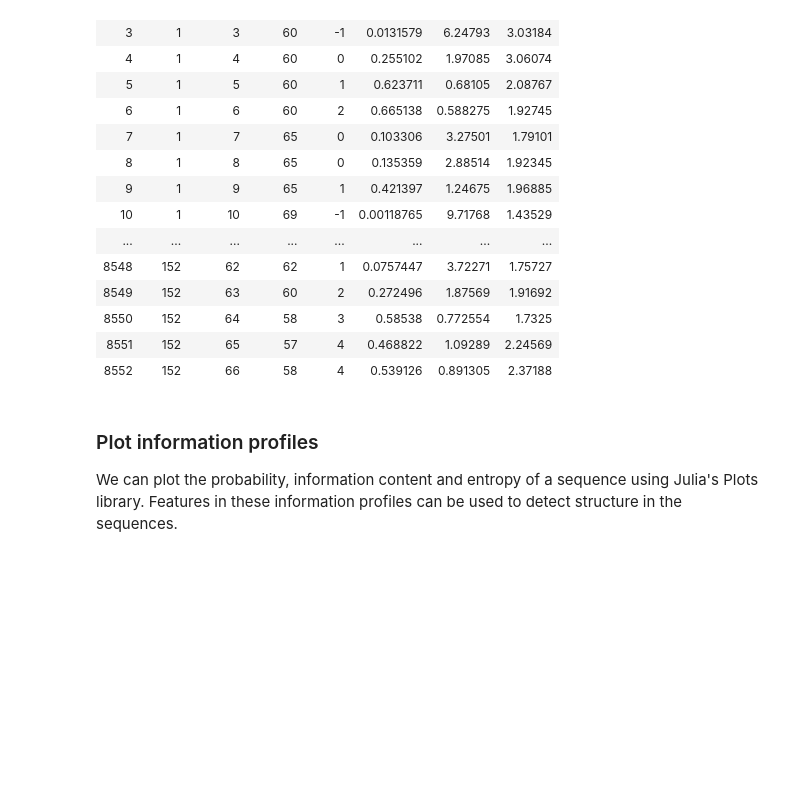
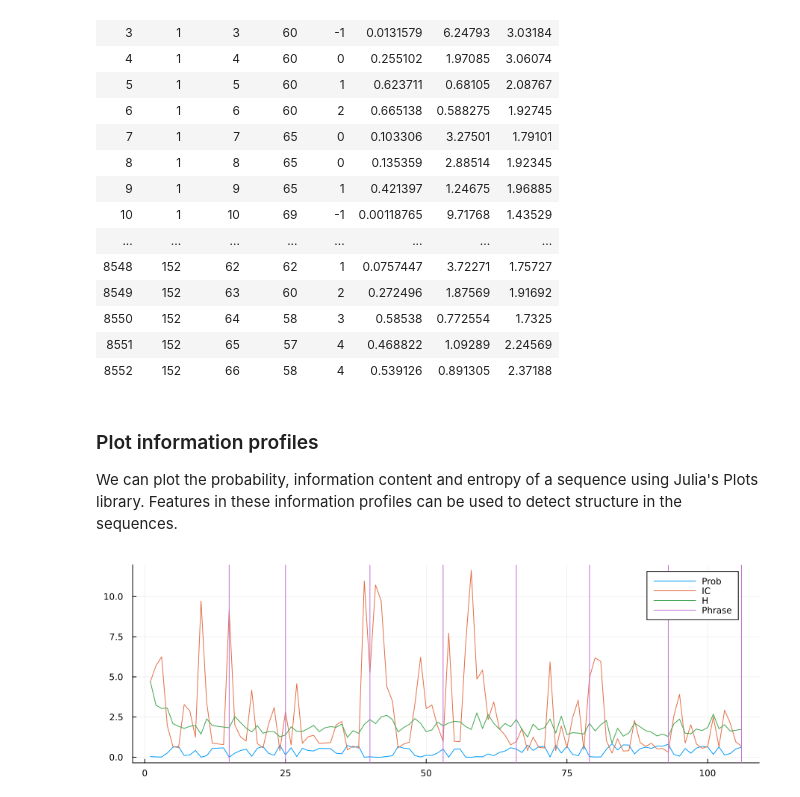
Before and after one commit to nick-harley/Idyoms, a Jupyter notebook: Introduction.ipynb, the cells around one changed output. Cells and saved outputs as stored; diff of their text form; code cells hidden in the pictures; blank space fills up the shorter version.

```diff
--- a/Introduction.ipynb
+++ b/Introduction.ipynb
@@ -122,9 +122,11 @@ pitch_table = Idyoms.todataframe(pitch_stm)
 
 We can plot the probability, information content and entropy of a sequence using Julia's Plots library. Features in these information profiles can be used to detect structure in the sequences.
 # %%
-plot(pitch_table.Prob[1:106])
-plot!(pitch_table.IC[1:106])
-plot!(pitch_table.H[1:106])
+plot(pitch_table.Prob[1:106],label="Prob")
+plot!(pitch_table.IC[1:106],label="IC")
+plot!(pitch_table.H[1:106],label="H")
 phrases = [e.PHRASE for e in vcat(sequences...)];
-vline!(findall(x->x==-1,phrases[1:106]), lw = 1)
+vline!(findall(x->x==-1,phrases[1:106]), lw = 1, label="Phrase")
 plot!(size=(900,300))
+# %% [output]
+[figure, added]
```
Also changed, not shown: parts of 6 cells of this notebook, 6 other files.
